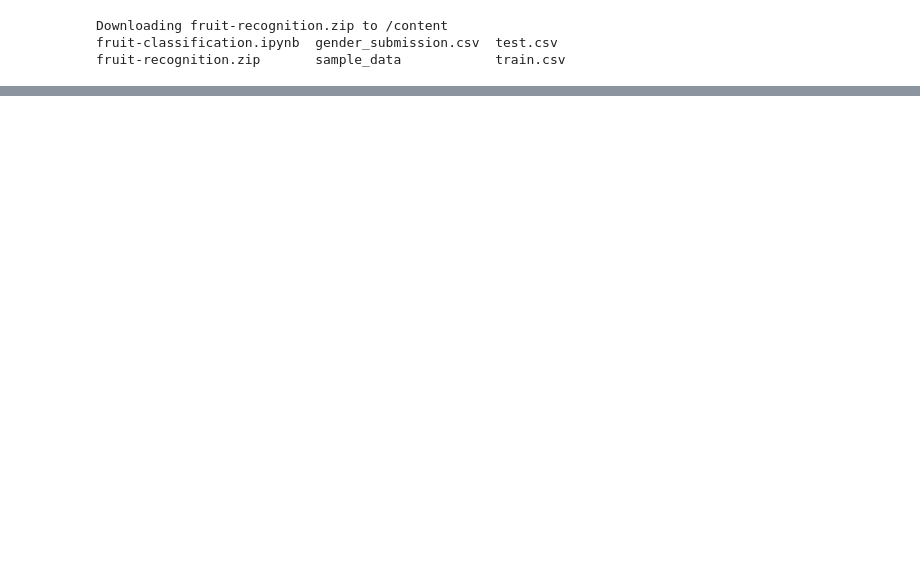
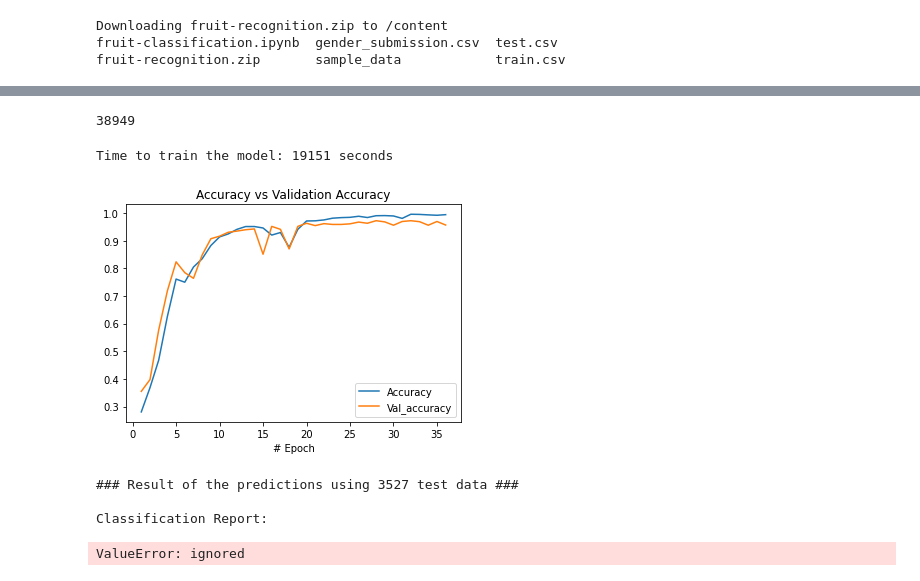
Before and after one commit to kuangzy2011/datasets, a Jupyter notebook: fruit.ipynb, the cells around one changed output, grey strips where cells are left out. Saved outputs shown, nothing was run; the diff lists cells and outputs as text; code cells hidden in the pictures; blank space fills up the shorter version.

```diff
--- a/fruit.ipynb
+++ b/fruit.ipynb
@@ -46,0 +270,22 @@ fruit-recognition.zip       sample_data            train.csv
+# %%
+model = create_model()
+hists = []
+
+# The model will be trained with one part of the data.
+# There isn't enough RAM on Kaggle to handle all the data.
+# In the next chapter a generator will be used
+# to "feed" the ANN step by step.
+# For Kaggle set divisor <= 5. 1/5 of the data will be used
+divisor = 5
+
+start_time = time.time()
+X_train, y_train = load_img(cut_df(df,divisor,1))
+y_train = to_categorical(y_train)
+
+# If the ANN doesn't increase its prediction accuracy on the validation data after
+# 10 epochs, stop the training and take the best of the ANN.
+callbacks = [EarlyStopping(monitor='val_loss', patience=20),
+             ModelCheckpoint(filepath='best_model.h5', monitor='val_loss', save_best_only=True)]
+
+model.fit(X_train, y_train, batch_size=128, epochs=100, callbacks=callbacks, validation_split = 0.1, verbose = 1)
+hists.append(model.history.history)
@@ -46,0 +310,40 @@ fruit-recognition.zip       sample_data            train.csv
+# %%
+# Run the garbage collector
+gc.collect()
+# %% [output]
+38949
+# %%
+time_model = time.time() - start_time
+print(f"Time to train the model: {int(time_model)} seconds")
+# %% [output]
+Time to train the model: 19151 seconds
+# %%
+acc = []
+val_acc = []
+for i in range(len(hists)):
+    acc += hists[i]["accuracy"]
+    val_acc += hists[i]["val_accuracy"]
+hist_df = pd.DataFrame({"# Epoch": [e for e in range(1,len(acc)+1)],"Accuracy": acc, "Val_accuracy": val_acc})
+hist_df.plot(x = "# Epoch", y = ["Accuracy","Val_accuracy"])
+plt.title("Accuracy vs Validation Accuracy")
+plt.show()
+# %% [output]
+[figure, added]
+# %%
+#2.3. Predictions¶
+import warnings
+warnings.filterwarnings("ignore")
+
+# Make predictions with the model using the last 1/20 part of the dataset
+X, y = load_img(cut_df(df, 20, 20))
+#pred = model.predict_classes(X)
+pred = (model.predict(X) > 0.5).astype("int32")
+y_test = to_categorical(y)
+
+# Display statistics
+display_stats(y_test, pred)
+# %% [output]
+### Result of the predictions using 3527 test data ###
+
+Classification Report:
+ValueError: ignored
```
Also changed, not shown: parts of 22 cells of this notebook.
